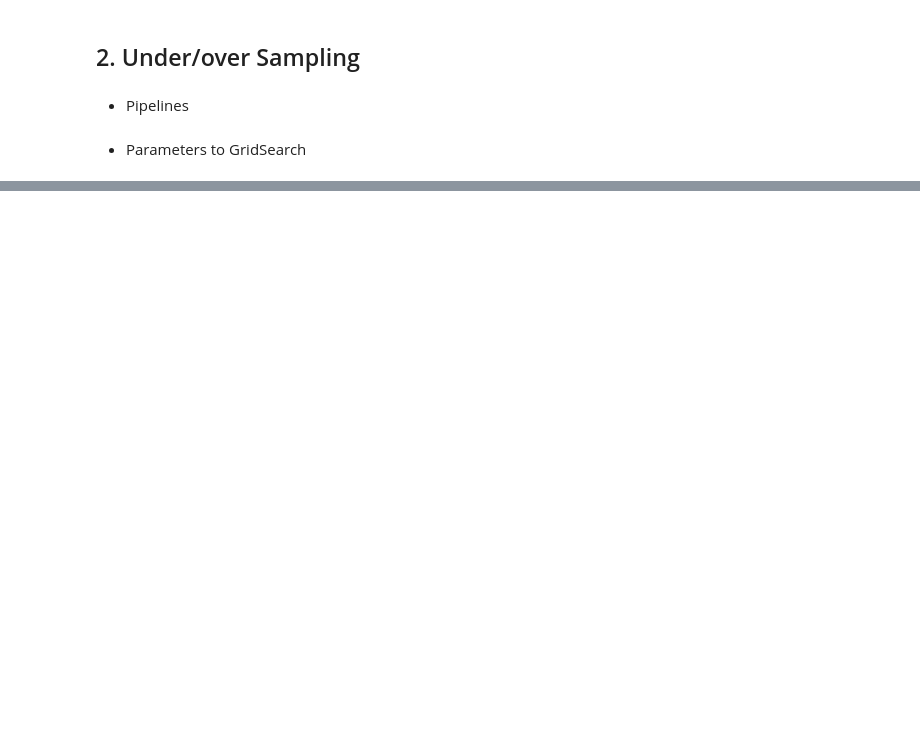
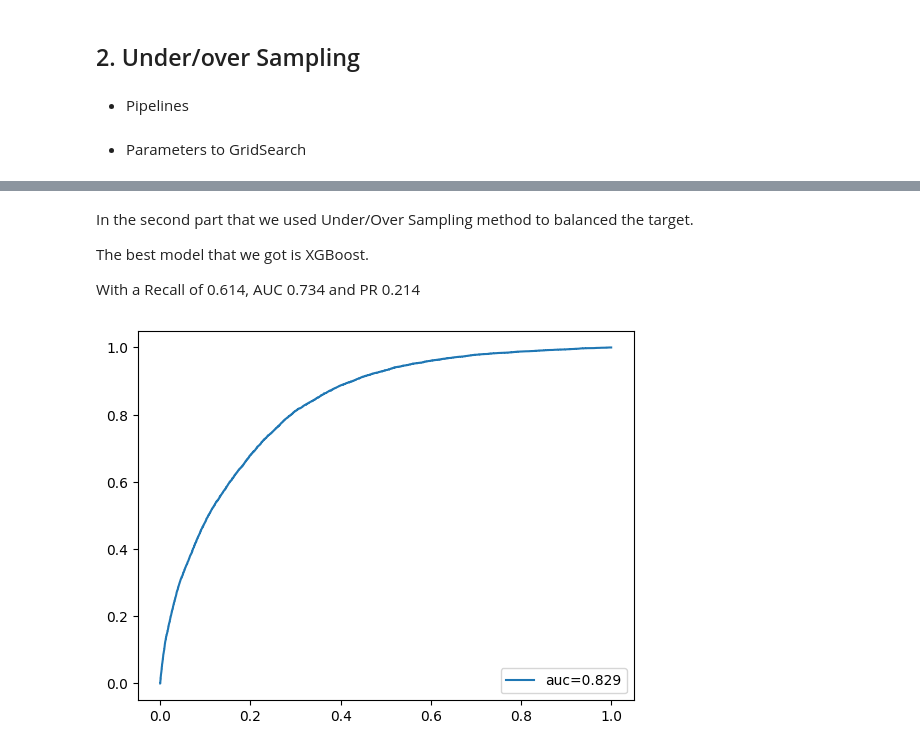
Before and after one commit to ShaniBron/Final-Project-Heart-diseases, a Jupyter notebook: Model.ipynb, the cells around one changed output, grey strips where cells are left out. Saved outputs shown, nothing was run; the diff lists cells and outputs as text; code cells hidden in the pictures; blank space fills up the shorter version.

```diff
--- a/Model.ipynb
+++ b/Model.ipynb
@@ -116,0 +156,11 @@ cv = RepeatedStratifiedKFold(n_splits=3, n_repeats=2, random_state=1)
+# %%
+parameters_XGB = [{'XGB__max_depth': param_range,
+                        'XGB__min_child_weight': param_range2,
+                        'XGB__n_estimators': n_estimators}]
+
+modelXGB08 = GridSearchCV(estimator=pipeXGB,
+                        param_grid=parameters_XGB,
+                        n_jobs=-1,
+                        cv=cv,
+                        scoring='roc_auc')
+modelXGB08.fit(X_train,y_train)
@@ -117,12 +202,19 @@ cv = RepeatedStratifiedKFold(n_splits=3, n_repeats=2, random_state=1)
+# %%
+pipeLR = Pipeline([('DropColumns',DropColumns(drop_cols)),
+                    ('columnAdd',AddColumnIndex(col_to_index)),
+                    ('columnDropper',AddColumnGroup(list_col,list_dict)),
+                    ('LR',LogisticRegression())
+])
 # %% [markdown]
 * Logistic Regression Model
 # %%
 parameters_LR = [{'LR__class_weight': param_weight}]
 
 modelLR = GridSearchCV(estimator=pipeLR,
-        param_grid=parameters_LR,
-        cv=cv,
-        scoring='roc_auc')
+                        param_grid=parameters_LR,
+                        n_jobs=-1,
+                        cv=cv,
+                        scoring='roc_auc')
 modelLR.fit(X_train,y_train)
 # %% [output]
 GridSearchCV(cv=RepeatedStratifiedKFold(n_repeats=2, n_splits=3, random_state=1),
@@ -142,9 +258,10 @@ parameters_RF = [{'RF__min_samples_leaf': param_range2,
                         'RF__n_estimators': n_estimators,
                         'RF__class_weight': param_weight}]
 modelRF = GridSearchCV(estimator=pipeRF,
-        param_grid=parameters_RF,
-        cv=cv,
-        scoring='roc_auc')
+                        param_grid=parameters_RF,
+                        n_jobs=-1,
+                        cv=cv,
+                        scoring='roc_auc')
 modelRF.fit(X_train,y_train)
 # %% [output]
 GridSearchCV(cv=RepeatedStratifiedKFold(n_repeats=2, n_splits=3, random_state=1),
@@ -499 +573,16 @@ Train PR Curve: 0.214
 Test PR Curve: 0.212
+# %% [markdown]
+In the second part that we used Under/Over Sampling method to balanced the target.
+
+The best model that we got is XGBoost.
+
+With a Recall of 0.614, AUC 0.734 and PR 0.214
+# %%
+y_pred_proba = modelRF.predict_proba(X_test)[::,1]
+fpr, tpr, _ = roc_curve(y_test,  y_pred_proba)
+auc = roc_auc_score(y_test, y_pred_proba).round(3)
+plt.plot(fpr,tpr,label="auc="+str(auc))
+plt.legend(loc=4)
+plt.show()
+# %% [output]
+[figure, added]
```
Also changed, not shown: parts of 37 cells of this notebook, 2 other files.
